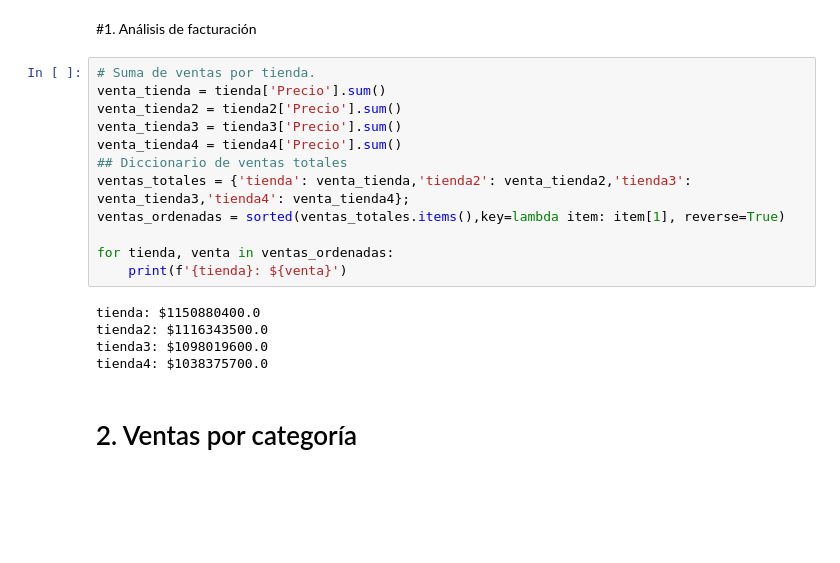
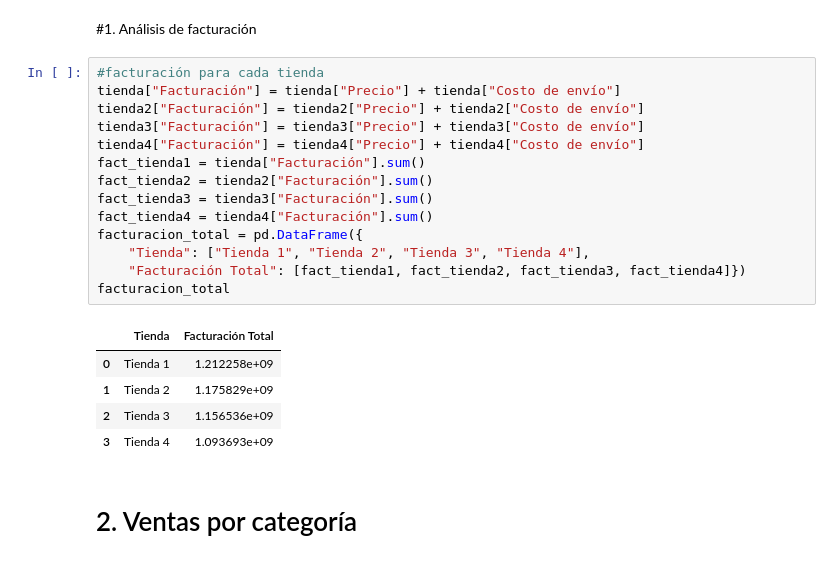
Before and after one commit to Stiven2308/Challenge1_Alura, a Jupyter notebook: AluraStoreLatam.ipynb, the cells around one changed output. Drawn from its saved outputs; the diff is of its cells as text; blank space fills up the shorter version.

```diff
--- a/AluraStoreLatam.ipynb
+++ b/AluraStoreLatam.ipynb
@@ -24,21 +82,24 @@ tienda.head()
 # %% [markdown]
 #1. Análisis de facturación
-# %%
-# Suma de ventas por tienda.
-venta_tienda = tienda['Precio'].sum()
-venta_tienda2 = tienda2['Precio'].sum()
-venta_tienda3 = tienda3['Precio'].sum()
-venta_tienda4 = tienda4['Precio'].sum()
-## Diccionario de ventas totales
-ventas_totales = {'tienda': venta_tienda,'tienda2': venta_tienda2,'tienda3': venta_tienda3,'tienda4': venta_tienda4};
-ventas_ordenadas = sorted(ventas_totales.items(),key=lambda item: item[1], reverse=True)
-
-for tienda, venta in ventas_ordenadas:
-    print(f'{tienda}: ${venta}')
-# %% [output]
-tienda: $1150880400.0
-tienda2: $1116343500.0
-tienda3: $1098019600.0
-tienda4: $1038375700.0
+# %%
+#facturación para cada tienda
+tienda["Facturación"] = tienda["Precio"] + tienda["Costo de envío"]
+tienda2["Facturación"] = tienda2["Precio"] + tienda2["Costo de envío"]
+tienda3["Facturación"] = tienda3["Precio"] + tienda3["Costo de envío"]
+tienda4["Facturación"] = tienda4["Precio"] + tienda4["Costo de envío"]
+fact_tienda1 = tienda["Facturación"].sum()
+fact_tienda2 = tienda2["Facturación"].sum()
+fact_tienda3 = tienda3["Facturación"].sum()
+fact_tienda4 = tienda4["Facturación"].sum()
+facturacion_total = pd.DataFrame({
+    "Tienda": ["Tienda 1", "Tienda 2", "Tienda 3", "Tienda 4"],
+    "Facturación Total": [fact_tienda1, fact_tienda2, fact_tienda3, fact_tienda4]})
+facturacion_total
+# %% [output]
+|  | Tienda | Facturación Total |
+| 0 | Tienda 1 | 1.212258e+09 |
+| 1 | Tienda 2 | 1.175829e+09 |
+| 2 | Tienda 3 | 1.156536e+09 |
+| 3 | Tienda 4 | 1.093693e+09 |
 # %% [markdown]
 # 2. Ventas por categoría
```
Also changed, not shown: parts of 5 cells of this notebook.
